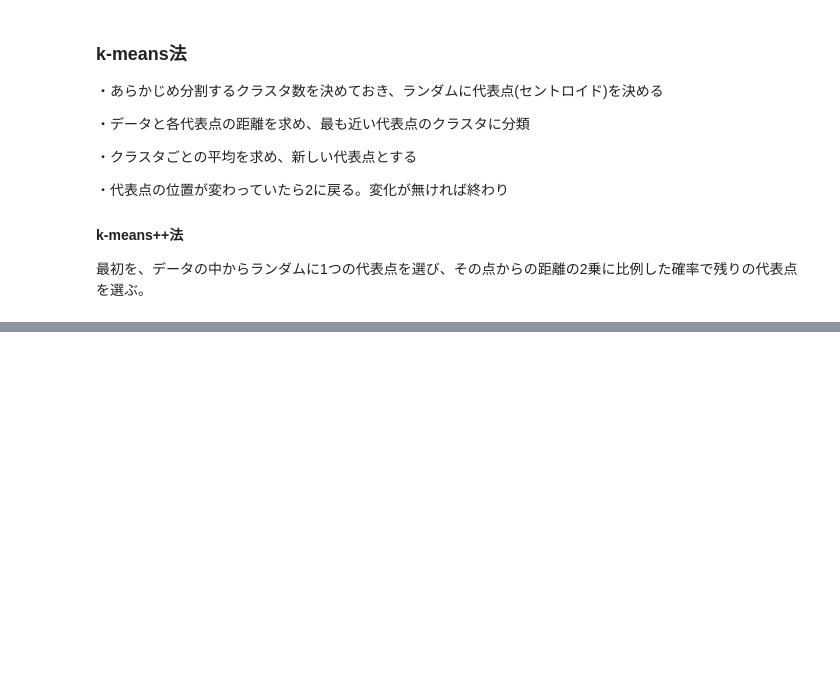
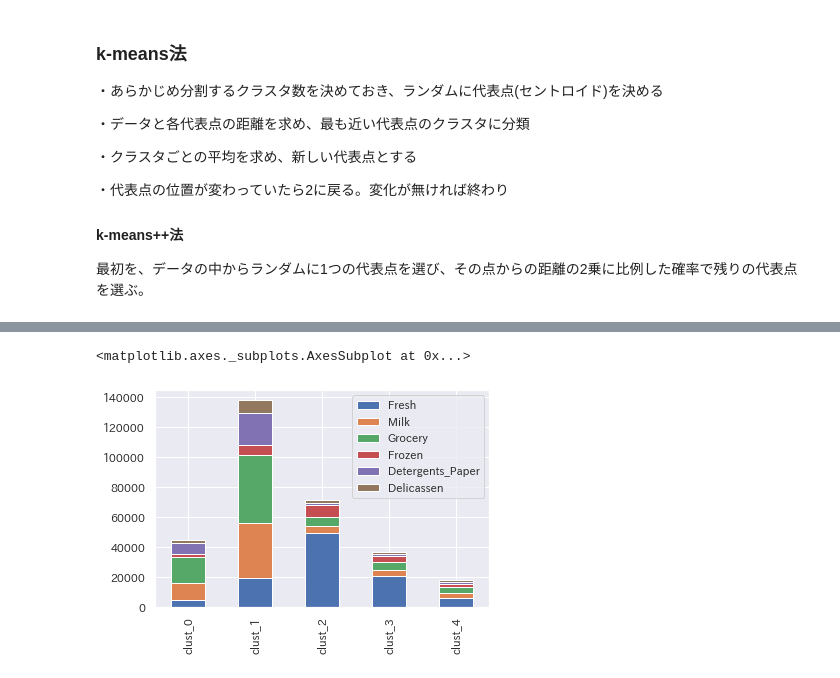
Before and after one commit to anko191/Python_Kaggle, a Jupyter notebook: jsonload.ipynb, the cells around one changed output, grey strips where cells are left out. Saved outputs shown, nothing was run; the diff lists cells and outputs as text; code cells hidden in the pictures; blank space fills up the shorter version.

```diff
--- a/jsonload.ipynb
+++ b/jsonload.ipynb
@@ -436,0 +448,15 @@ The createFontList function was deprecated in Matplotlib 3.2 and will be removed
+# %%
+# k-means法によりクラスタリング
+kmeans = KMeans(init = 'random', n_clusters = 5, random_state =0)
+pred = kmeans.fit_predict(sub_cols)
+df['cluster_id'] = pred
+# %%
+# クラスタリングしたデータの特徴を、属性ごとに平均値を求める
+clusterinfo = pd.DataFrame()
+for i in range(5):
+    clusterinfo['clust_' + str(i)] = df[df['cluster_id']==i].mean()
+clusterinfo = clusterinfo.drop(['Channel', 'Region', 'cluster_id'])
+clusterinfo.T.plot.bar(stacked = True)
+# %% [output]
+<matplotlib.axes._subplots.AxesSubplot at 0x...>
+[figure, added]
```
Also changed, not shown: parts of 16 cells of this notebook.
